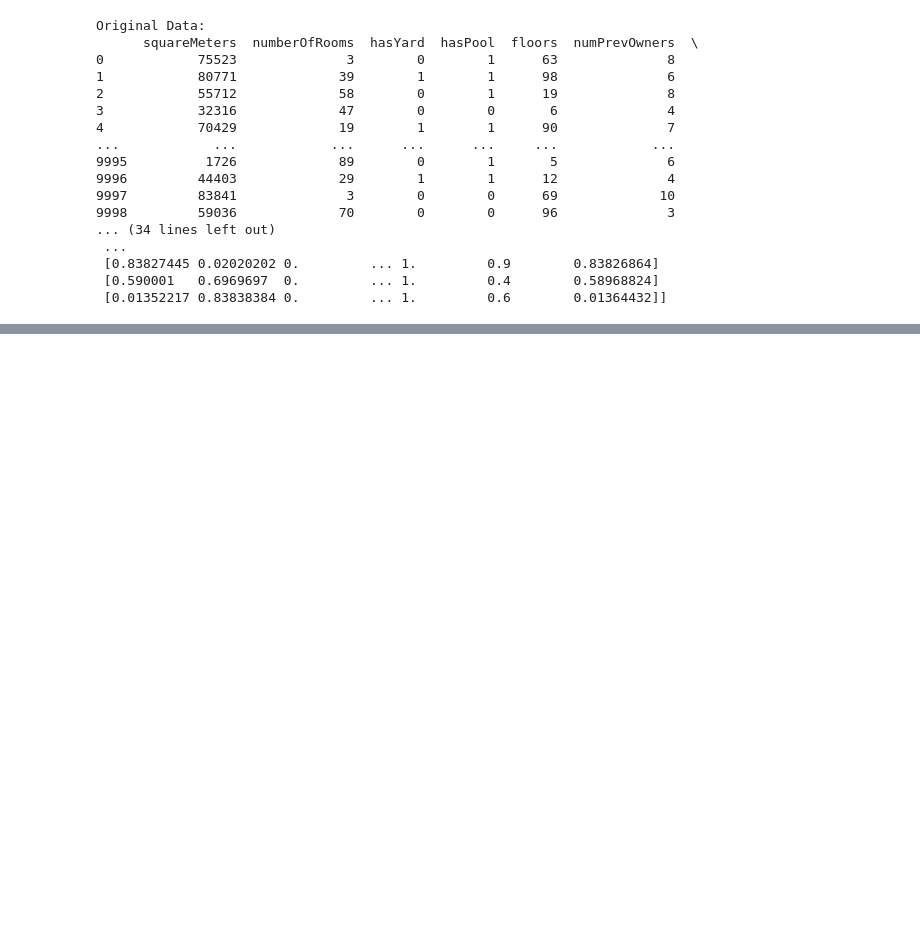
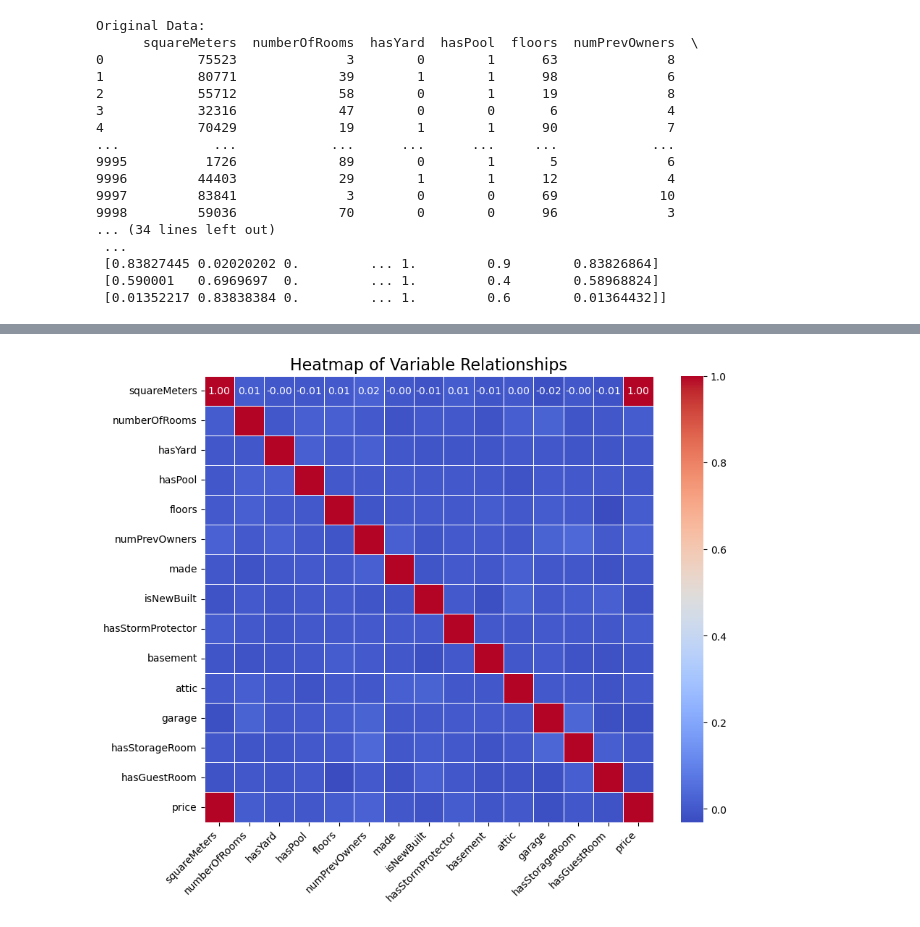
Before and after one commit to sarah10001/Paris_Phase_2_Project, a Jupyter notebook: Housing Prediction Model.ipynb, the cells around one changed output, grey strips where cells are left out. Cells and saved outputs as stored; diff of their text form; code cells hidden in the pictures; blank space fills up the shorter version.

```diff
--- a/Housing Prediction Model.ipynb
+++ b/Housing Prediction Model.ipynb
@@ -339,0 +462,12 @@ Original Data:
+# %%
+correlation_matrix = transformed_df.corr()
+
+plt.figure(figsize=(10, 8))
+heatmap = sns.heatmap(correlation_matrix, annot=True, cmap='coolwarm', fmt=".2f", linewidths=0.5)
+
+heatmap.set_title('Heatmap of Variable Relationships', fontsize=16)
+heatmap.set_xticklabels(heatmap.get_xticklabels(), rotation=45, horizontalalignment='right')
+
+plt.show()
+# %% [output]
+[figure, added]
```
Also changed, not shown: parts of 9 cells of this notebook.
